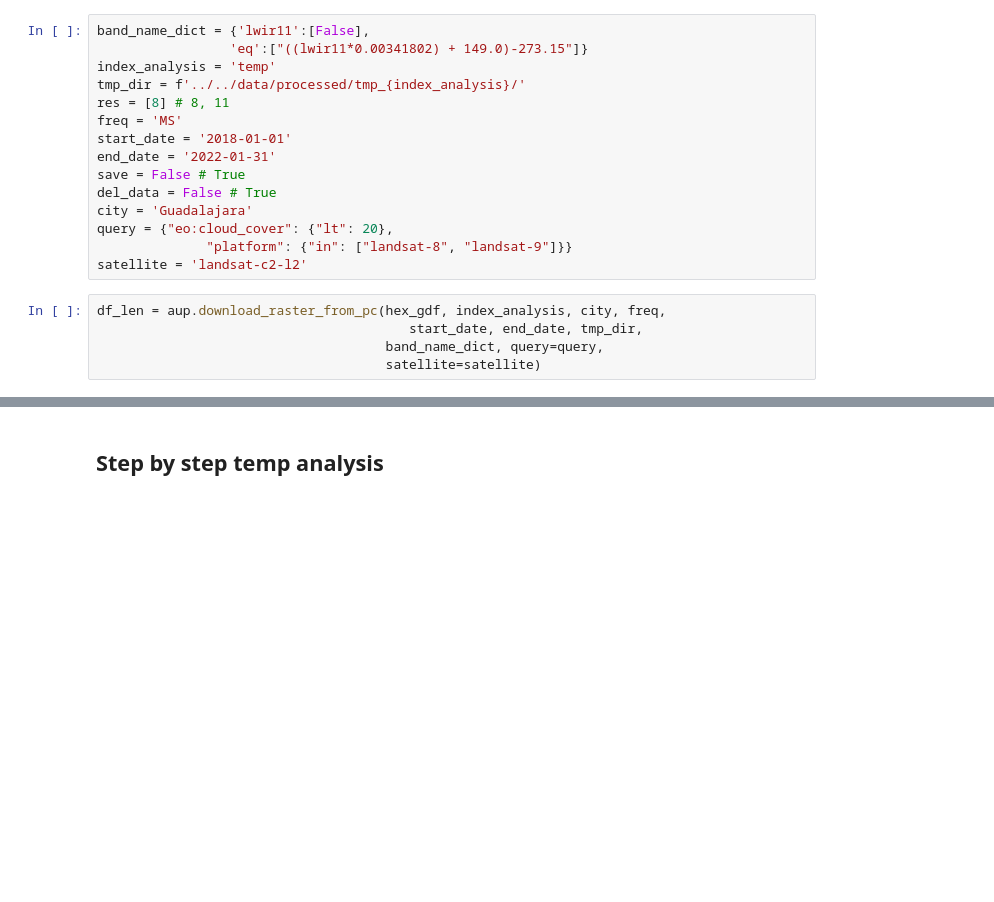
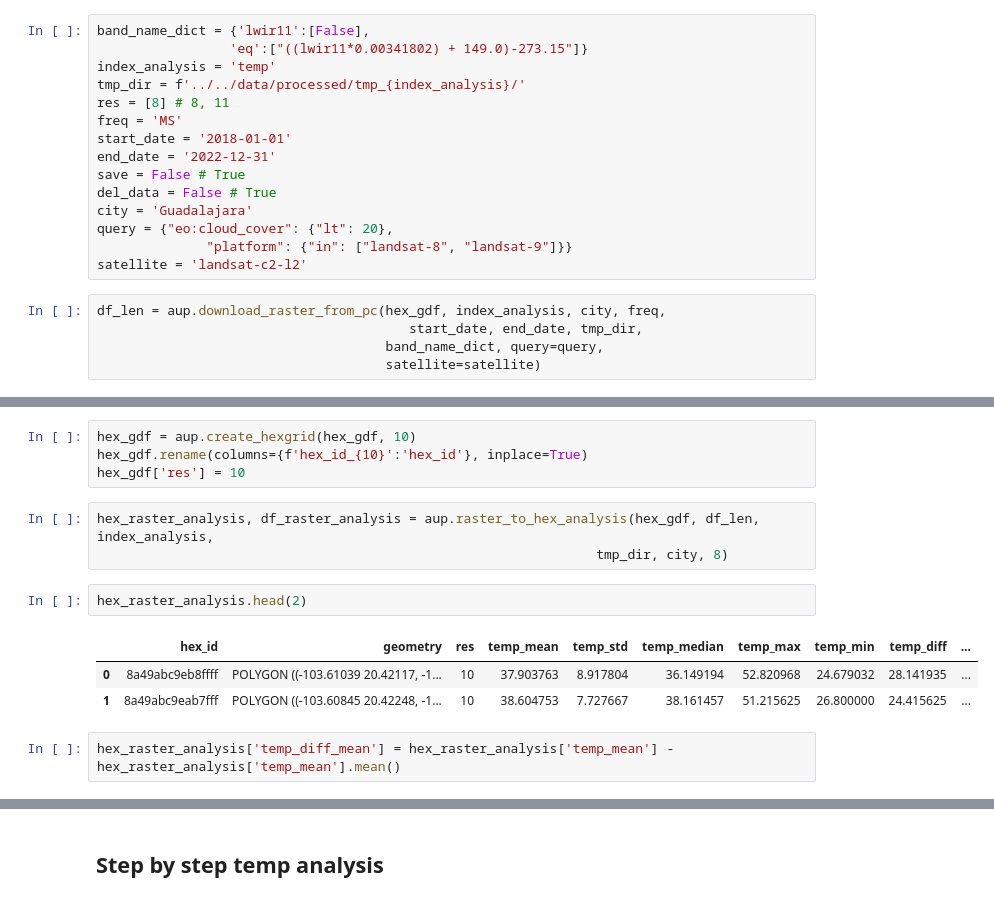
Before and after one commit to Observatorio-Ciudades/accesibilidad-urbana, a Jupyter notebook: notebooks/satellite-img-analysis/06-temperature-pipeline-test.ipynb, the cells around one changed output, grey strips where cells are left out. Drawn from its saved outputs; the diff is of its cells as text; blank space fills up the shorter version.

```diff
--- a/notebooks/satellite-img-analysis/06-temperature-pipeline-test.ipynb
+++ b/notebooks/satellite-img-analysis/06-temperature-pipeline-test.ipynb
@@ -86,7 +88,7 @@ tmp_dir = f'../../data/processed/tmp_{index_analysis}/'
 res = [8] # 8, 11
 freq = 'MS'
 start_date = '2018-01-01'
-end_date = '2022-01-31'
+end_date = '2022-12-31'
 save = False # True
 del_data = False # True
 city = 'Guadalajara'
@@ -100,0 +135,15 @@ df_len = aup.download_raster_from_pc(hex_gdf, index_analysis, city, freq,
+# %%
+hex_gdf = aup.create_hexgrid(hex_gdf, 10)
+hex_gdf.rename(columns={f'hex_id_{10}':'hex_id'}, inplace=True)
+hex_gdf['res'] = 10
+# %%
+hex_raster_analysis, df_raster_analysis = aup.raster_to_hex_analysis(hex_gdf, df_len, index_analysis,
+                                                                tmp_dir, city, 8)
+# %%
+hex_raster_analysis.head(2)
+# %% [output]
+|  | hex_id | geometry | res | temp_mean | temp_std | temp_median | temp_max | temp_min | temp_diff | ... |
+| 0 | 8a49abc9eb8ffff | POLYGON ((-103.61039 20.42117, -1... | 10 | 37.903763 | 8.917804 | 36.149194 | 52.820968 | 24.679032 | 28.141935 | ... |
+| 1 | 8a49abc9eab7fff | POLYGON ((-103.60845 20.42248, -1... | 10 | 38.604753 | 7.727667 | 38.161457 | 51.215625 | 26.800000 | 24.415625 | ... |
+# %%
+hex_raster_analysis['temp_diff_mean'] = hex_raster_analysis['temp_mean'] - hex_raster_analysis['temp_mean'].mean()
```
Also changed, not shown: parts of 9 cells of this notebook.
